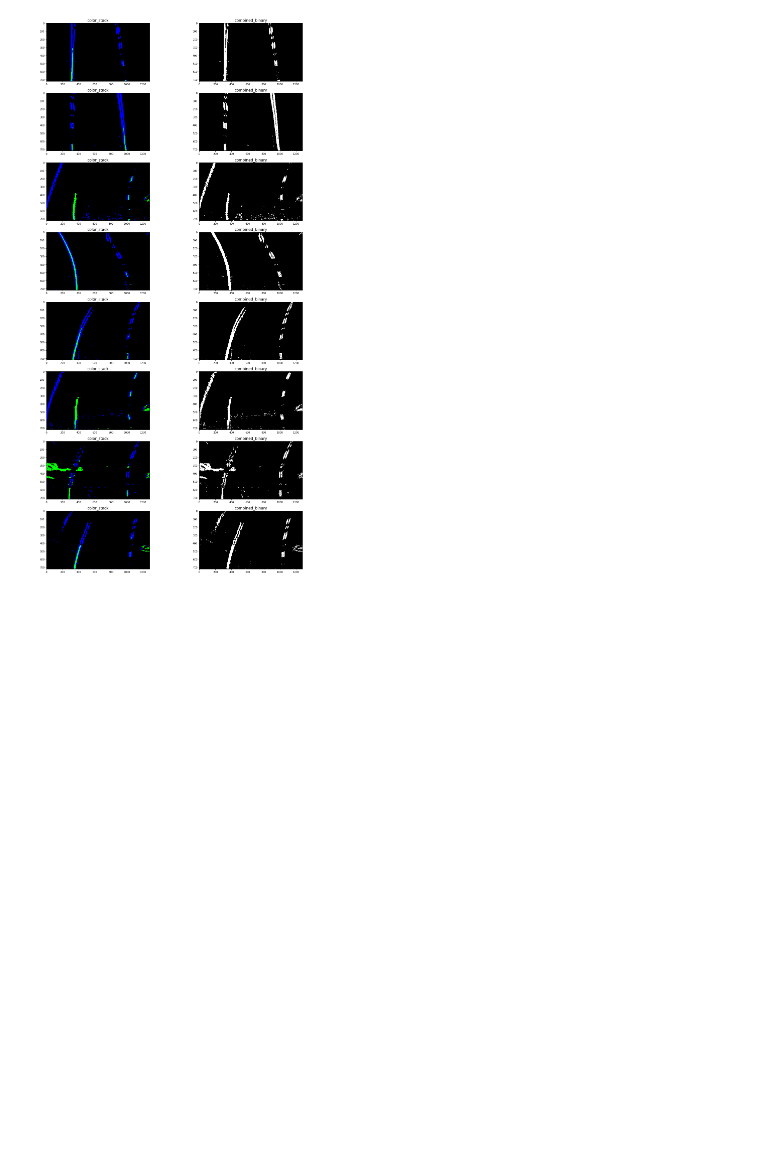
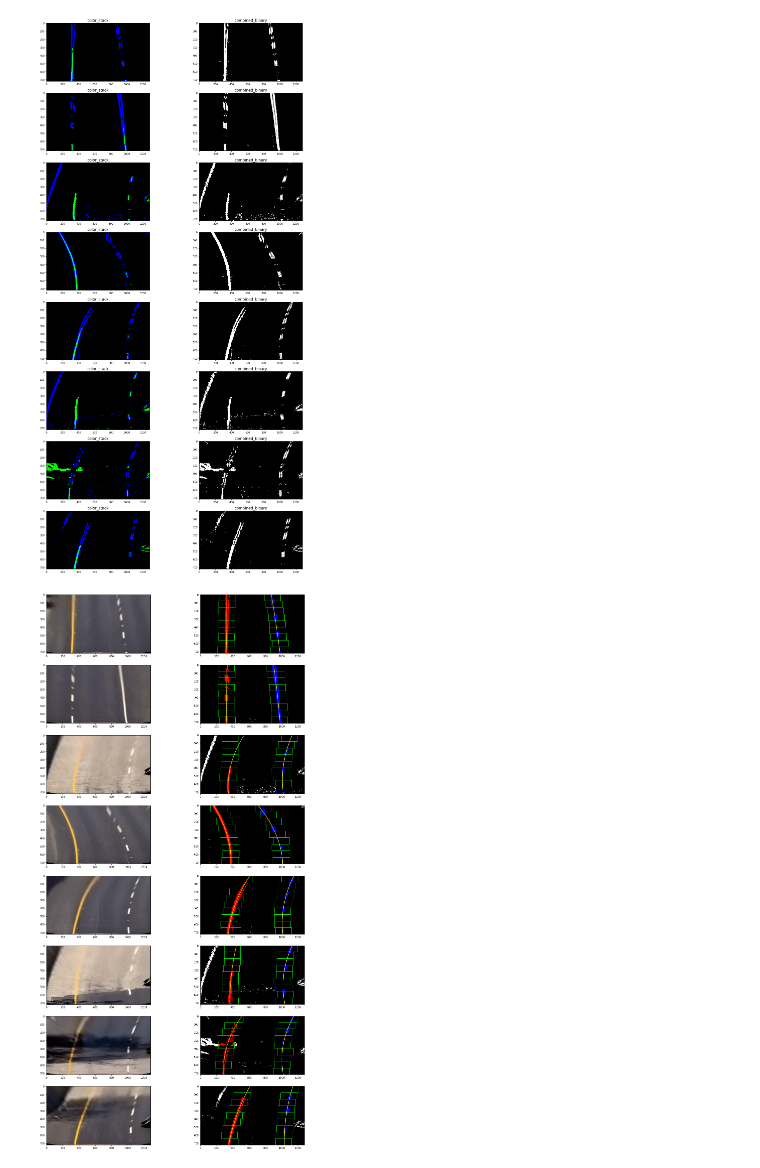
Before and after one commit to chunhsienho/Self-Driving-CarND-Advanced-Lane-Lines, a Jupyter notebook: P4.ipynb, the cells around one changed output. Cells and saved outputs as stored; diff of their text form; code cells hidden in the pictures; blank space fills up the shorter version.

```diff
--- a/P4.ipynb
+++ b/P4.ipynb
@@ -204,3 +281,42 @@ for idx, img_path in enumerate(test_images):
     axarr[idx, 1].set_title('combined_binary', fontsize=15)
 # %% [output]
 [figure]
+# %%
+#find the line and get the line
+test_images=[
+   './test_images/straight_lines1.jpg',
+    './test_images/straight_lines2.jpg',
+    './test_images/test1.jpg',
+    './test_images/test2.jpg',
+    './test_images/test3.jpg',
+    './test_images/test4.jpg',
+    './test_images/test5.jpg',
+    './test_images/test6.jpg',
+]
+f, axarr = plt.subplots(len(test_images), 2, figsize=(20, 5*len(test_images)))
+for idx, img_path in enumerate(test_images):
+    img = cv2.imread(img_path)
+    undist = lf.undistort(img)
+    warped = lf.bird_eye_transform(undist)
+    combined_binary = lf.combined_thresholding(warped)
+    copy_combined_binary = np.copy(combined_binary)
+
+    hist_left_fit, hist_right_fit, visualize_hist_search = lf.histogram_find_lines(
+        copy_combined_binary, visualize=True)
+    #left_fit, right_fit, visualize_conv_search = lf.convolution_find_lines(
+    #    combined_binary, hist_left_fit, hist_right_fit, visualize=True)
+    rgb_warped = cv2.cvtColor(warped, cv2.COLOR_BGR2RGB)
+    axarr[idx][0].imshow(rgb_warped)
+
+    # plot naive_find_lines line
+    ploty = np.linspace(0, lf.height-1, lf.height)
+    hist_left_fitx = hist_left_fit[0]*ploty**2 + hist_left_fit[1]*ploty + hist_left_fit[2]
+    hist_right_fitx = hist_right_fit[0]*ploty**2 + hist_right_fit[1]*ploty + hist_right_fit[2]
+
+    axarr[idx][1].imshow(visualize_hist_search, cmap='gray')
+    axarr[idx][1].plot(hist_left_fitx, ploty, color='yellow')
+    axarr[idx][1].plot(hist_right_fitx, ploty, color='yellow')
+    axarr[idx][1].set_xlim([0, 1280])
+    axarr[idx][1].set_ylim([720, 0])
+# %% [output]
+[figure, added]
```
Also changed, not shown: parts of 2 cells of this notebook.
